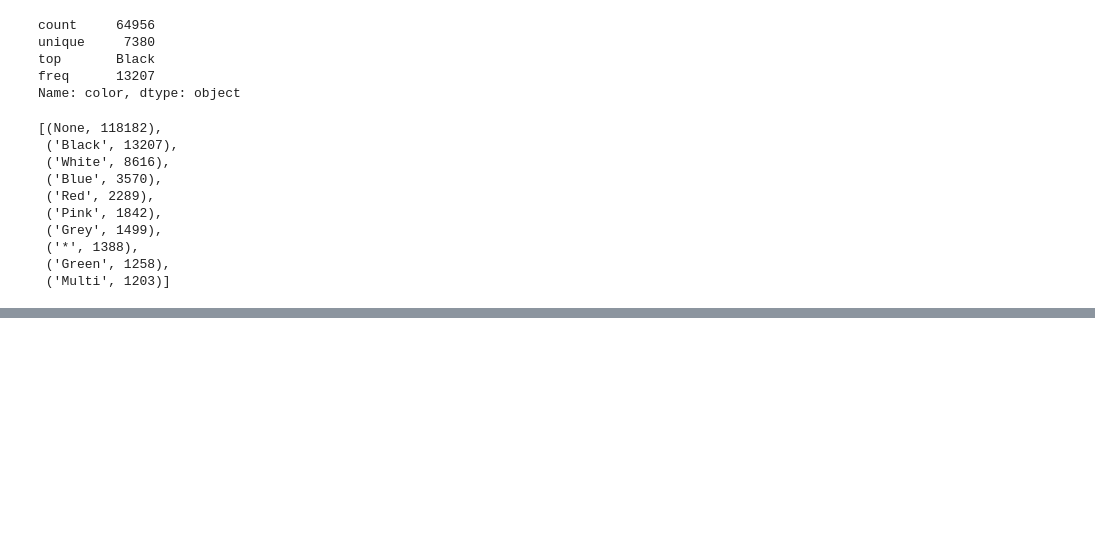
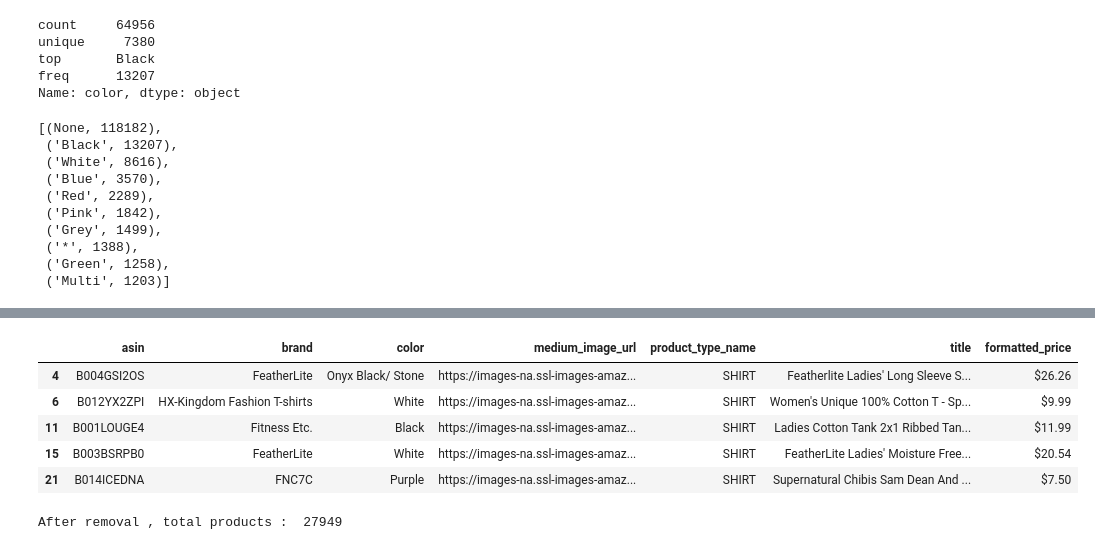
Before and after one commit to KISHOREMUTHU/AI-Mafia-Machine-Learning, a Jupyter notebook: Amazon Apparel Recommendation System.ipynb, the cells around one changed output, grey strips where cells are left out. Drawn from its saved outputs; the diff is of its cells as text; code cells hidden in the pictures; blank space fills up the shorter version.

```diff
--- a/Amazon Apparel Recommendation System.ipynb
+++ b/Amazon Apparel Recommendation System.ipynb
@@ -173,0 +253,15 @@ FileNotFoundError: [Errno 2] No such file or directory: 'pickles/180k_apparel_da
+# %%
+data.head()
+# %% [output]
+|  | asin | brand | color | medium_image_url | product_type_name | title | formatted_price |
+| 4 | B004GSI2OS | FeatherLite | Onyx Black/ Stone | https://images-na.ssl-images-amaz... | SHIRT | Featherlite Ladies' Long Sleeve S... | $26.26 |
+| 6 | B012YX2ZPI | HX-Kingdom Fashion T-shirts | White | https://images-na.ssl-images-amaz... | SHIRT | Women's Unique 100% Cotton T - Sp... | $9.99 |
+| 11 | B001LOUGE4 | Fitness Etc. | Black | https://images-na.ssl-images-amaz... | SHIRT | Ladies Cotton Tank 2x1 Ribbed Tan... | $11.99 |
+| 15 | B003BSRPB0 | FeatherLite | White | https://images-na.ssl-images-amaz... | SHIRT | FeatherLite Ladies' Moisture Free... | $20.54 |
+| 21 | B014ICEDNA | FNC7C | Purple | https://images-na.ssl-images-amaz... | SHIRT | Supernatural Chibis Sam Dean And ... | $7.50 |
+# %%
+#Removing the products having few words in a dataset
+data_sorted = data[data['title'].apply(lambda x:len(x.split()) >4)]
+print('After removal , total products : ' , data_sorted.shape[0])
+# %% [output]
+After removal , total products :  27949
```
Also changed, not shown: parts of 26 cells of this notebook, 1 other file.
